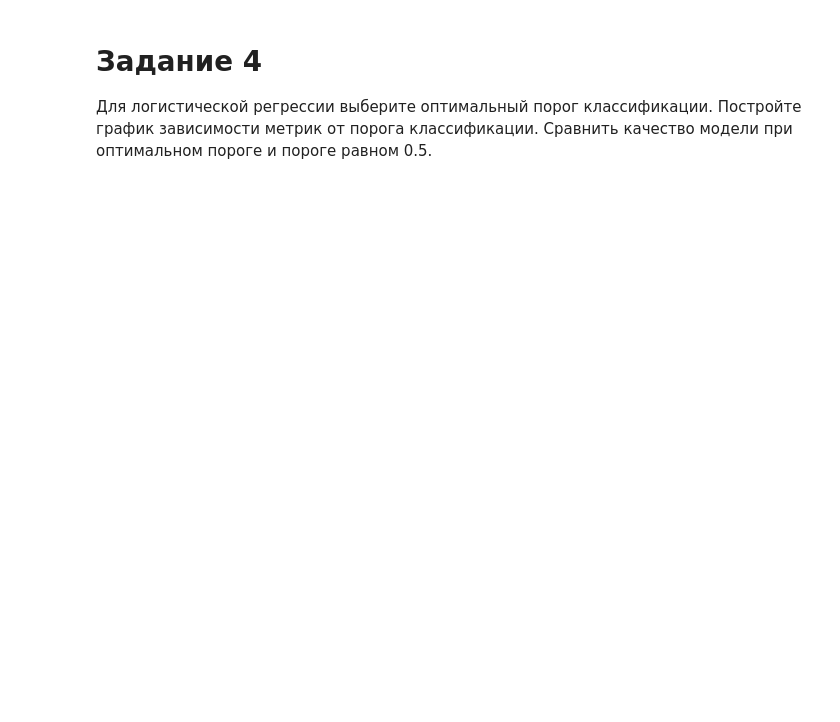
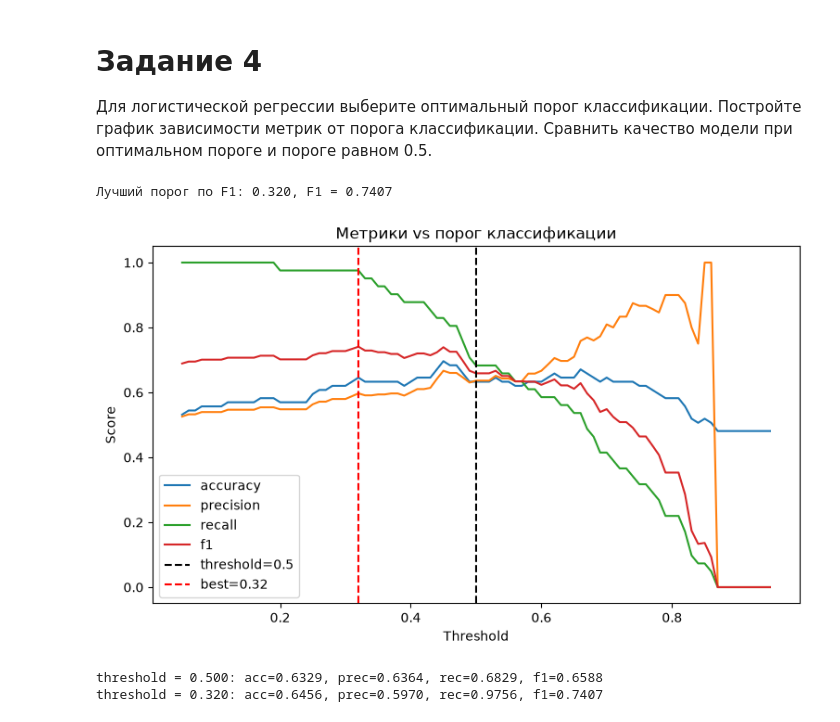
Before and after one commit to Klimentij-Kvl/famcs-archive, a Jupyter notebook: 4-year/Fundamentals of Data Mining/lab4/OIAD_lab4.ipynb, the cells around one changed output. Saved outputs shown, nothing was run; the diff lists cells and outputs as text; code cells hidden in the pictures; blank space fills up the shorter version.

```diff
--- a/4-year/Fundamentals of Data Mining/lab4/OIAD_lab4.ipynb
+++ b/4-year/Fundamentals of Data Mining/lab4/OIAD_lab4.ipynb
@@ -221,0 +127,15 @@ DecisionTree        {'clf__criterion': 'entropy', 'clf__max_depth'...
+# %%
+log_params = {
+    'C': [0.01, 0.1, 1, 10, 100],
+    'class_weight': [None, 'balanced']
+}
+log_grid = GridSearchCV(
+    LogisticRegression(max_iter=5000, solver='lbfgs'),
+    log_params, scoring='roc_auc', cv=cv, n_jobs=-1, refit=True
+)
+log_grid.fit(X_train_prep, y_train)
+best_model_log = log_grid.best_estimator_
+y_pred_log = best_model_log.predict(X_test_prep)
+y_proba_log = best_model_log.predict_proba(X_test_prep)[:, 1]
+
+print('LOG:', log_grid.best_params_, log_grid.best_score_)
@@ -227,3 +232,43 @@ DecisionTree        {'clf__criterion': 'entropy', 'clf__max_depth'...
 # Задание 4
 
 Для логистической регрессии выберите оптимальный порог классификации. Постройте график зависимости метрик от порога классификации. Сравнить качество модели при оптимальном пороге и пороге равном 0.5.
+# %%
+from sklearn.metrics import f1_score, precision_score, recall_score, accuracy_score
+
+y_proba = best_model_log.predict_proba(X_test_prep)[:, 1]
+
+thresholds = np.linspace(0.05, 0.95, 91)
+metrics = {'accuracy': [], 'precision': [], 'recall': [], 'f1': []}
+
+for t in thresholds:
+    y_pred_t = (y_proba >= t).astype(int)
+    metrics['accuracy'].append(accuracy_score(y_test, y_pred_t))
+    metrics['precision'].append(precision_score(y_test, y_pred_t, zero_division=0))
+    metrics['recall'].append(recall_score(y_test, y_pred_t, zero_division=0))
+    metrics['f1'].append(f1_score(y_test, y_pred_t, zero_division=0))
+
+best_idx = int(np.argmax(metrics['f1']))
+best_thr = thresholds[best_idx]
+print(f'Лучший порог по F1: {best_thr:.3f}, F1 = {metrics["f1"][best_idx]:.4f}')
+
+plt.figure(figsize=(9, 5))
+for k, v in metrics.items():
+    plt.plot(thresholds, v, label=k)
+plt.axvline(0.5, color='k', linestyle='--', label='threshold=0.5')
+plt.axvline(best_thr, color='r', linestyle='--', label=f'best={best_thr:.2f}')
+plt.xlabel('Threshold'); plt.ylabel('Score'); plt.legend()
+plt.title('Метрики vs порог классификации')
+plt.show()
+
+for t in [0.5, best_thr]:
+    y_pred_t = (y_proba >= t).astype(int)
+    print(f'threshold = {t:.3f}: '
+          f'acc={accuracy_score(y_test, y_pred_t):.4f}, '
+          f'prec={precision_score(y_test, y_pred_t, zero_division=0):.4f}, '
+          f'rec={recall_score(y_test, y_pred_t, zero_division=0):.4f}, '
+          f'f1={f1_score(y_test, y_pred_t, zero_division=0):.4f}')
+# %% [output]
+Лучший порог по F1: 0.320, F1 = 0.7407
+[figure, added]
+threshold = 0.500: acc=0.6329, prec=0.6364, rec=0.6829, f1=0.6588
+threshold = 0.320: acc=0.6456, prec=0.5970, rec=0.9756, f1=0.7407
```
Also changed, not shown: parts of 12 cells of this notebook, 2 other files.
